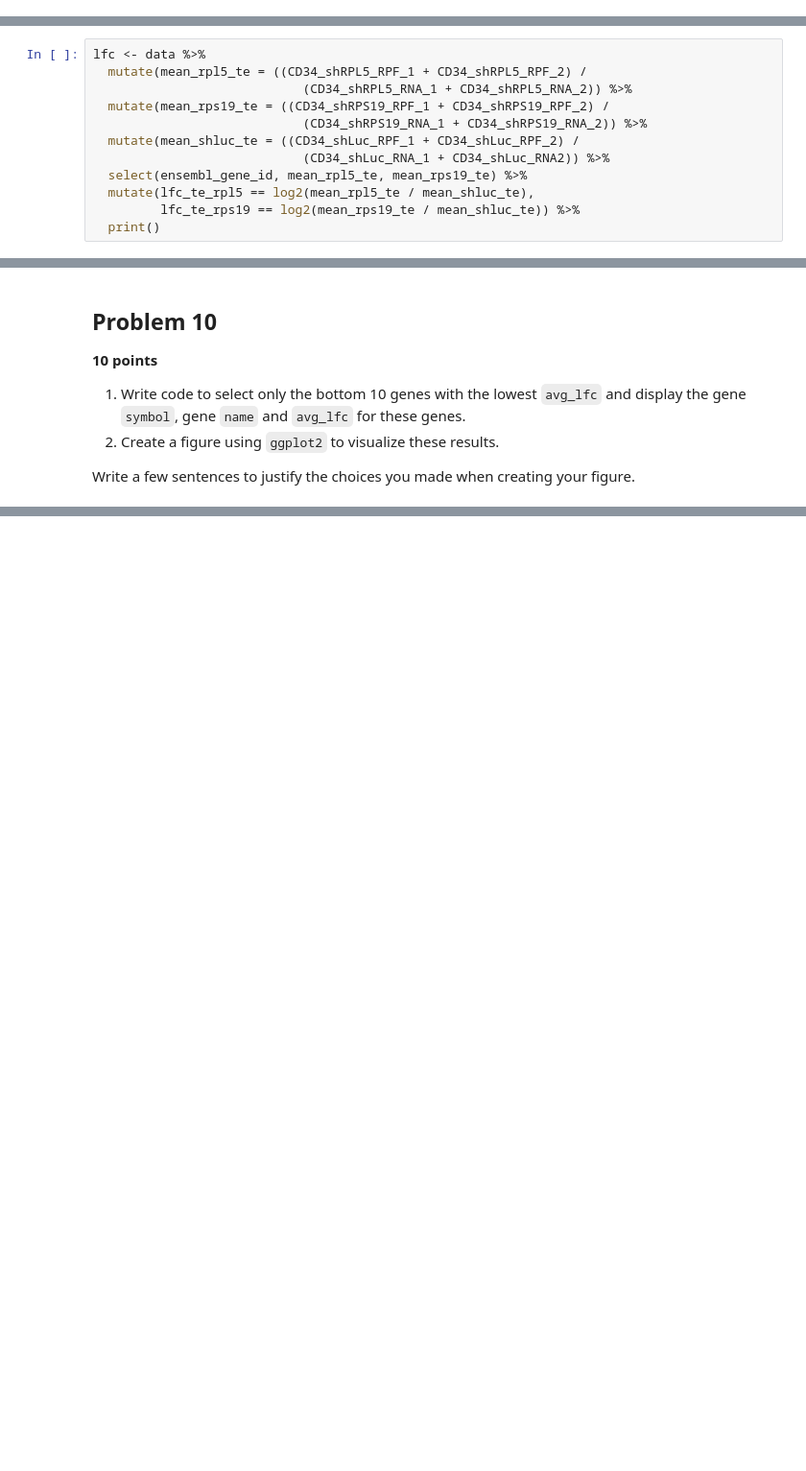
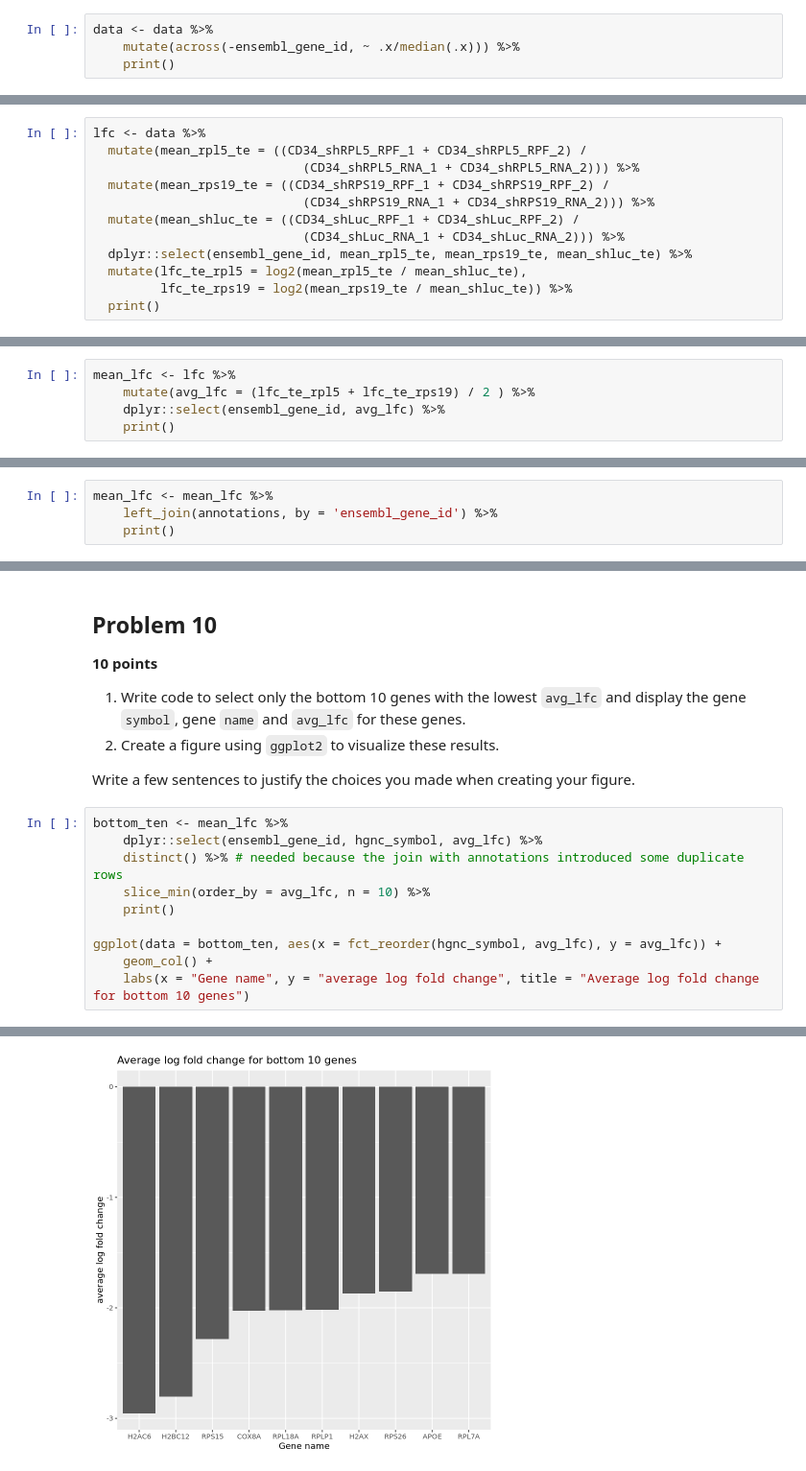
Before and after one commit to boothcl/tfcb_2024, a Jupyter notebook: homeworks/homework06/homework06.ipynb, the cells around one changed output, grey strips where cells are left out. Shown at 96% size. Drawn from its saved outputs; the diff is of its cells as text; blank space fills up the shorter version.

```diff
--- a/homeworks/homework06/homework06.ipynb
+++ b/homeworks/homework06/homework06.ipynb
@@ -176,3 +233,7 @@ to normalize for sample-to-sample difference in read depth.
 
 Again, you can write lot less code if you use the `mutate` and `across` function
 you learned above.
+# %%
+data <- data %>%
+    mutate(across(-ensembl_gene_id, ~ .x/median(.x))) %>%
+    print()
@@ -191,12 +270,12 @@ errors. Correct them.
 # %%
 lfc <- data %>%
   mutate(mean_rpl5_te = ((CD34_shRPL5_RPF_1 + CD34_shRPL5_RPF_2) /
-                            (CD34_shRPL5_RNA_1 + CD34_shRPL5_RNA_2)) %>%
+                            (CD34_shRPL5_RNA_1 + CD34_shRPL5_RNA_2))) %>%
   mutate(mean_rps19_te = ((CD34_shRPS19_RPF_1 + CD34_shRPS19_RPF_2) /
-                            (CD34_shRPS19_RNA_1 + CD34_shRPS19_RNA_2)) %>%
+                            (CD34_shRPS19_RNA_1 + CD34_shRPS19_RNA_2))) %>%
   mutate(mean_shluc_te = ((CD34_shLuc_RPF_1 + CD34_shLuc_RPF_2) /
-                            (CD34_shLuc_RNA_1 + CD34_shLuc_RNA2)) %>%
-  select(ensembl_gene_id, mean_rpl5_te, mean_rps19_te) %>%
-  mutate(lfc_te_rpl5 == log2(mean_rpl5_te / mean_shluc_te),
-         lfc_te_rps19 == log2(mean_rps19_te / mean_shluc_te)) %>%
+                            (CD34_shLuc_RNA_1 + CD34_shLuc_RNA_2))) %>%
+  dplyr::select(ensembl_gene_id, mean_rpl5_te, mean_rps19_te, mean_shluc_te) %>%
+  mutate(lfc_te_rpl5 = log2(mean_rpl5_te / mean_shluc_te),
+         lfc_te_rps19 = log2(mean_rps19_te / mean_shluc_te)) %>%
   print()
@@ -212,3 +306,8 @@ knockdown of RPL5 and RPS19.
 
 Then select only the gene id column and the new column that you just created
 (this will be your new dataframe `mean_lfc`).
+# %%
+mean_lfc <- lfc %>%
+    mutate(avg_lfc = (lfc_te_rpl5 + lfc_te_rps19) / 2 ) %>%
+    dplyr::select(ensembl_gene_id, avg_lfc) %>%
+    print()
@@ -220,3 +334,7 @@ Then select only the gene id column and the new column that you just created
 
 Write code to join the `mean_lfc` dataframe with the `annotations` dataframe created
 at the top of the document and assign back to `mean_lfc`.
+# %%
+mean_lfc <- mean_lfc %>%
+    left_join(annotations, by = 'ensembl_gene_id') %>%
+    print()
@@ -229,3 +362,14 @@ at the top of the document and assign back to `mean_lfc`.
 2. Create a figure using `ggplot2` to visualize these results.
 
 Write a few sentences to justify the choices you made when creating your figure.
+# %%
+bottom_ten <- mean_lfc %>%
+    dplyr::select(ensembl_gene_id, hgnc_symbol, avg_lfc) %>%
+    distinct() %>% # needed because the join with annotations introduced some duplicate rows
+    slice_min(order_by = avg_lfc, n = 10) %>%
+    print()
+
+ggplot(data = bottom_ten, aes(x = fct_reorder(hgnc_symbol, avg_lfc), y = avg_lfc)) +
+    geom_col() +
+    labs(x = "Gene name", y = "average log fold change", title = "Average log fold change for bottom 10 genes")
+# %% [output]
@@ -231,0 +389 @@ Write a few sentences to justify the choices you made when creating your figure.
+[figure, added]
```
Also changed, not shown: parts of 9 cells of this notebook.
